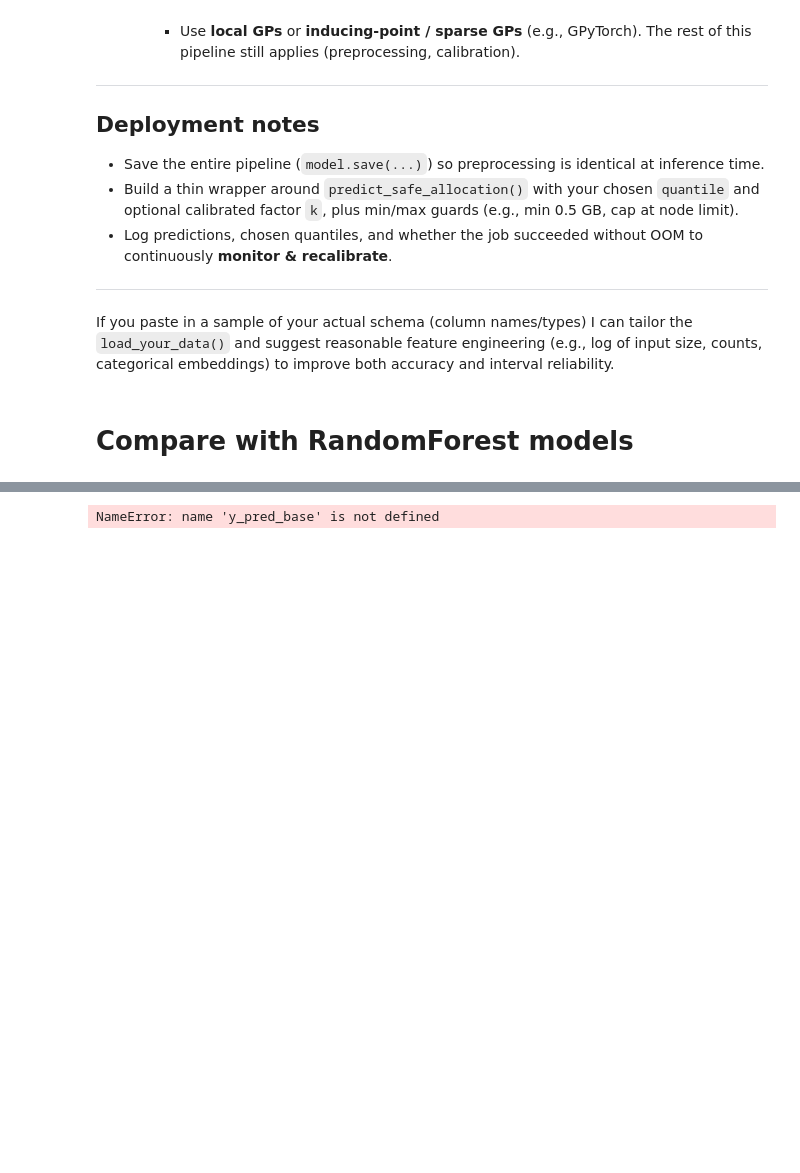
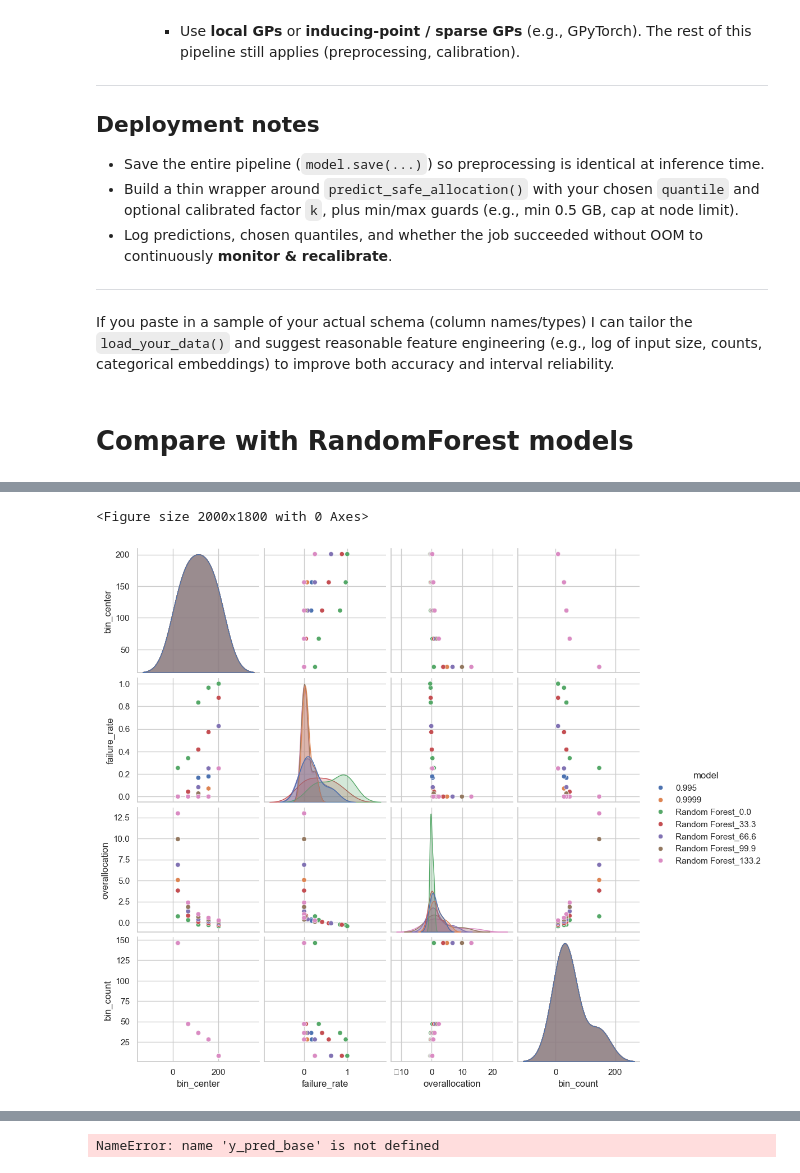
Before and after one commit to usegalaxy-eu/FAIRyMAGs, a Jupyter notebook: resource-estimation/bayesian-model/train_models.ipynb, the cells around one changed output, grey strips where cells are left out. Drawn from its saved outputs; the diff is of its cells as text; code cells hidden in the pictures; blank space fills up the shorter version.

```diff
--- a/resource-estimation/bayesian-model/train_models.ipynb
+++ b/resource-estimation/bayesian-model/train_models.ipynb
@@ -74,8 +74,8 @@ def load_your_data() -> pd.DataFrame:
     y_dict = dict(zip(y_df['srr_id'], y_df[TARGET_COL]))
     df[TARGET_COL] = df.index.map(y_dict)
 
-    # drop 'mcintosh_e' column due to high missingness
-    df = df.drop(columns=['mcintosh_e'])
+    # set nan values to 0
+    df = df.fillna(0)
 
     return df
 
@@ -793,0 +859,7 @@ Saved trade-off plot to: tradeoff_models.png
+# %%
+plt.figure(figsize=(20, 18))
+sns.pairplot(data=mem_bined_stats_df,hue='model')
+plt.show()
+# %% [output]
+<Figure size 2000x1800 with 0 Axes>
+[figure, added]
```
Also changed, not shown: parts of 9 cells of this notebook, 6 other files.
